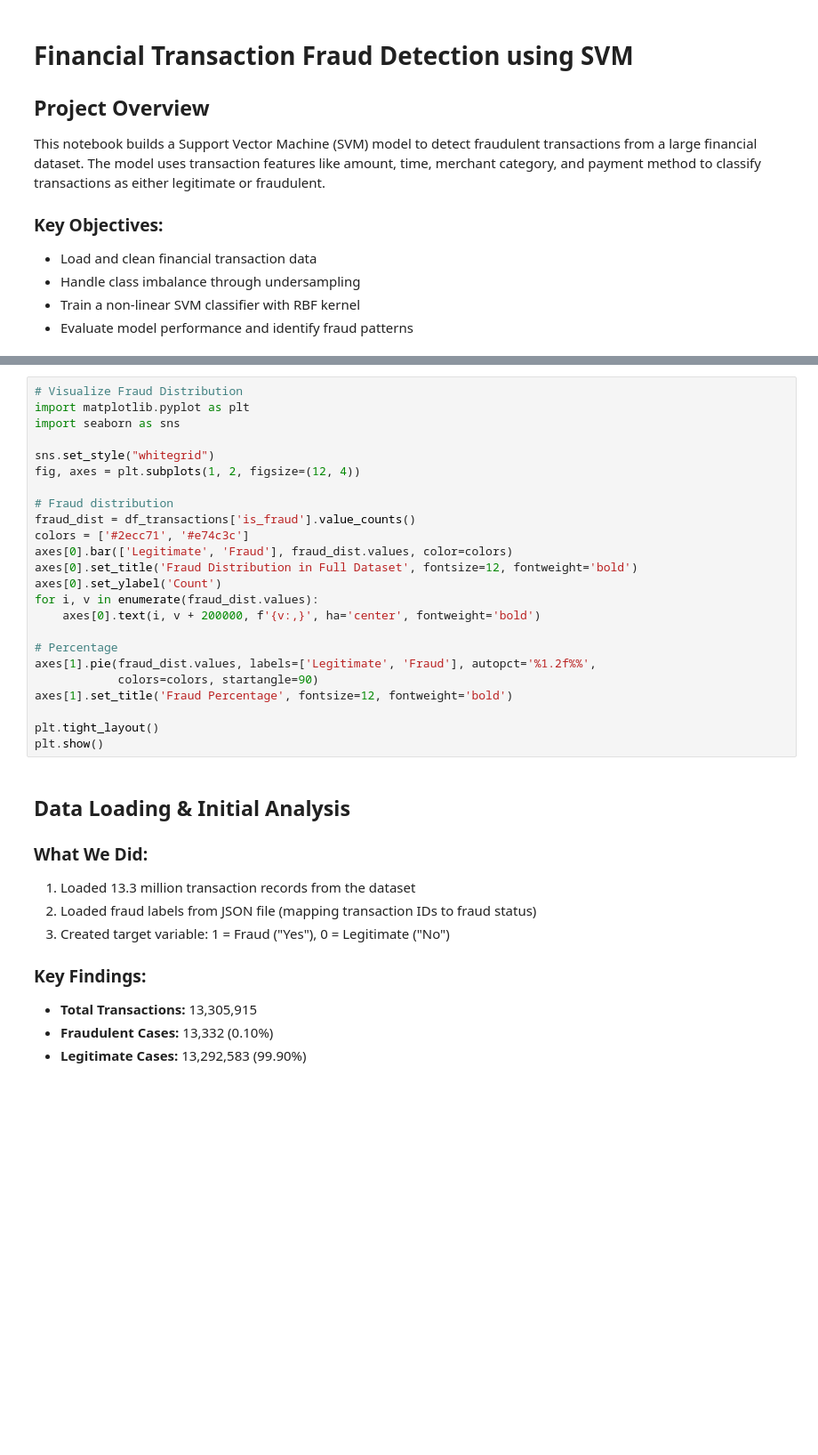
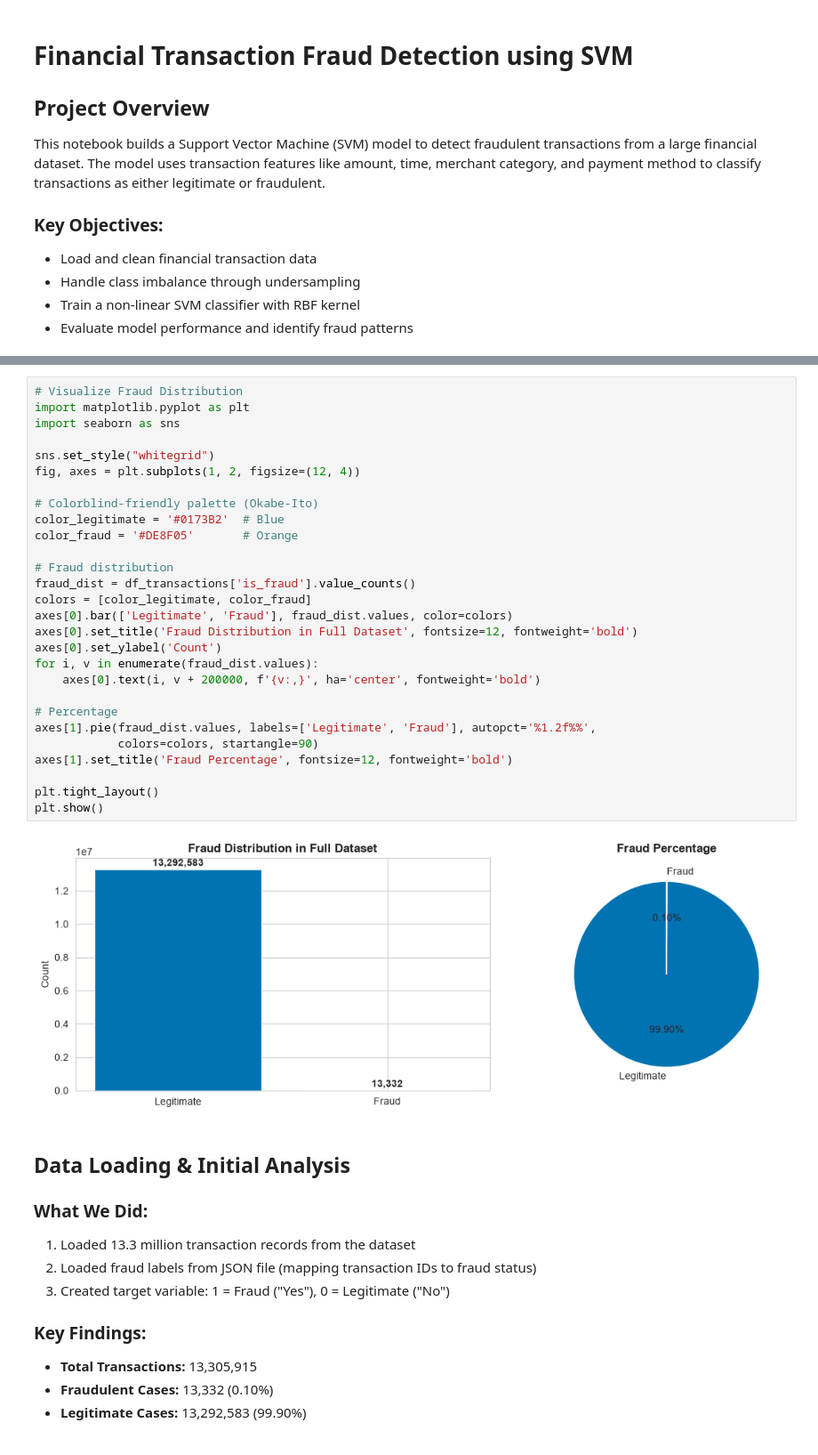
Before and after one commit to AI4ALLteam16a/financial-transaction-fraud-detection, a Jupyter notebook: svm_fraud_detection.ipynb, the cells around one changed output, grey strips where cells are left out. Shown at 89% size. Saved outputs shown, nothing was run; the diff lists cells and outputs as text; blank space fills up the shorter version.

Commit message:
Fix data visualization to be colorblind friendly

```diff
--- a/svm_fraud_detection.ipynb
+++ b/svm_fraud_detection.ipynb
@@ -46,27 +55,33 @@ print(f"Fraud label distribution:\n{df_transactions['is_fraud'].value_counts()}"
 # %%
 # Visualize Fraud Distribution
 import matplotlib.pyplot as plt
 import seaborn as sns
 
 sns.set_style("whitegrid")
 fig, axes = plt.subplots(1, 2, figsize=(12, 4))
 
+# Colorblind-friendly palette (Okabe-Ito)
+color_legitimate = '#0173B2'  # Blue
+color_fraud = '#DE8F05'       # Orange
+
 # Fraud distribution
 fraud_dist = df_transactions['is_fraud'].value_counts()
-colors = ['#2ecc71', '#e74c3c']
+colors = [color_legitimate, color_fraud]
 axes[0].bar(['Legitimate', 'Fraud'], fraud_dist.values, color=colors)
 axes[0].set_title('Fraud Distribution in Full Dataset', fontsize=12, fontweight='bold')
 axes[0].set_ylabel('Count')
 for i, v in enumerate(fraud_dist.values):
     axes[0].text(i, v + 200000, f'{v:,}', ha='center', fontweight='bold')
 
 # Percentage
 axes[1].pie(fraud_dist.values, labels=['Legitimate', 'Fraud'], autopct='%1.2f%%',
             colors=colors, startangle=90)
 axes[1].set_title('Fraud Percentage', fontsize=12, fontweight='bold')
 
 plt.tight_layout()
 plt.show()
+# %% [output]
+[figure, added]
 # %% [markdown]
 ## Data Loading & Initial Analysis
 
```
Also changed, not shown: parts of 6 cells of this notebook.
